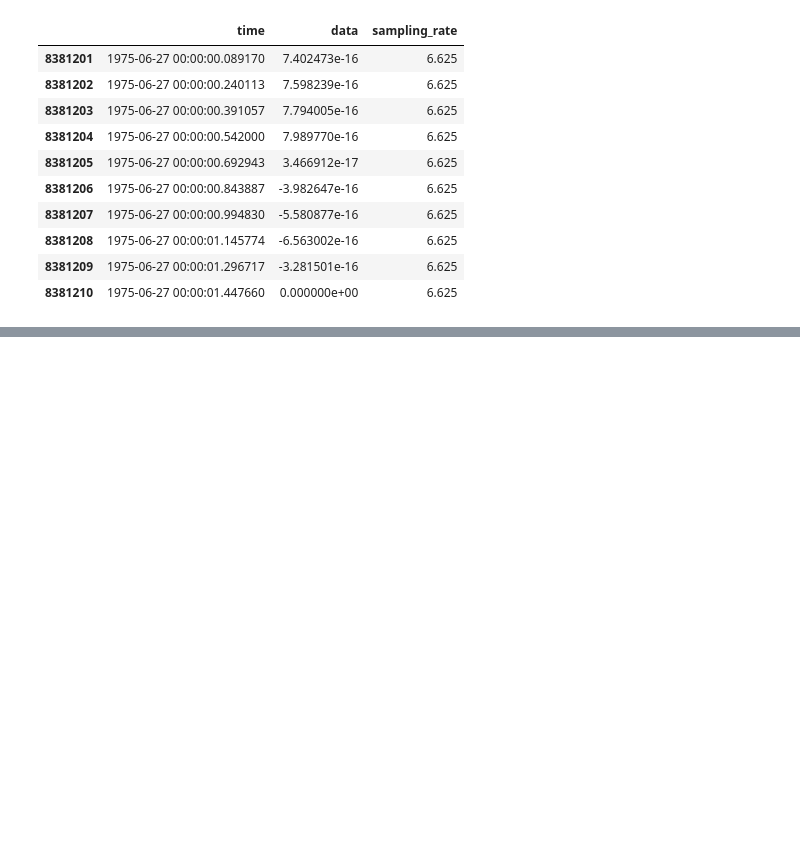
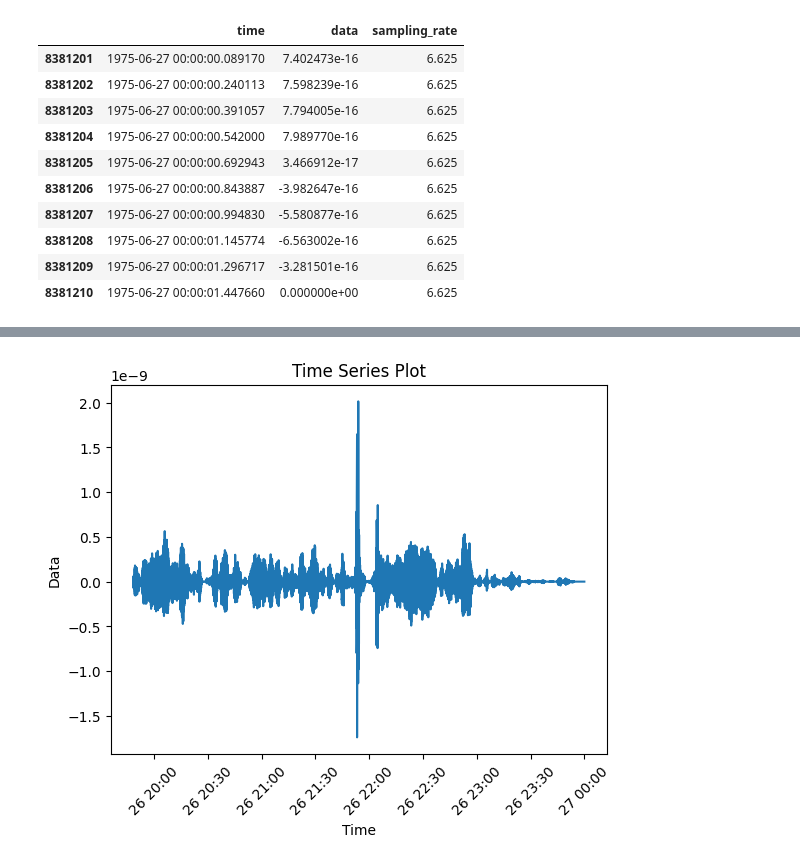
Before and after one commit to Cripry/NASA-SpaceApps, a Jupyter notebook: src/notebooks/lunar_data_preprocessing.ipynb, the cells around one changed output, grey strips where cells are left out. Drawn from its saved outputs; the diff is of its cells as text; code cells hidden in the pictures; blank space fills up the shorter version.

Commit message:
added new data

```diff
--- a/src/notebooks/lunar_data_preprocessing.ipynb
+++ b/src/notebooks/lunar_data_preprocessing.ipynb
@@ -101,3 +164,4 @@ def process_lunar_data_lazy(lunar_data_file_path, output_file):
 # %%
 path_to_data_folder = r'..\data\lunar\training\data'
-path_to_save_combined_csv = os.path.join(path_to_data_folder, "combined_data.parquet")
+path_to_save_combined_paquet = os.path.join(path_to_data_folder, "combined_data.parquet")
+path_to_save_combined_csv = os.path.join(path_to_data_folder, "combined_data.csv")
@@ -106,3 +170,6 @@ process_lunar_data_lazy(lunar_data_file_path, path_to_save_combined_csv)
+# %%
+process_lunar_data_pandas(lunar_data_file_path, path_to_save_combined_csv)
+df = pd.read_csv(path_to_save_combined_csv)
 # %%
 ddf = dd.read_parquet(path_to_save_combined_csv, engine='pyarrow')
 # %%
@@ -137,0 +284,29 @@ ddf.tail(10)
+# %%
+import matplotlib.pyplot as plt
+
+def plot_time_series(df, target_timestamp=None):
+  """
+  Plots a simple time series wi1th timestamps on the x-axis and data on the y-axis.
+  Optionally adds a vertical line at a target timestamp.
+
+  Args:
+    df (pandas.DataFrame): DataFrame with 'time' and 'data' columns.
+    target_timestamp (str or pd.Timestamp, optional): The timestamp to mark
+                                                      with a vertical line.
+                                                      Defaults to None.
+  """
+
+  plt.plot(df['time'], df['data'])
+  plt.xlabel('Time')
+  plt.ylabel('Data')
+  plt.title('Time Series Plot')
+  plt.xticks(rotation=45)  # Rotate x-axis labels for better readability
+
+  # Add target timestamp line if provided
+  if target_timestamp is not None:
+    if isinstance(target_timestamp, str):
+      target_timestamp = pd.Timestamp(target_timestamp)  # Convert to Timestamp if needed
+    plt.axvline(x=target_timestamp, color='red', linestyle='--', label='Target Time')
+    plt.legend()
+
+  plt.show()
@@ -137,0 +329,6 @@ ddf.tail(10)
+# %%
+plot_time_series(
+    reducing_rows_by_mean_average(ddf.tail(100000), 3, "data")
+    )
+# %% [output]
+[figure, added]
```
Also changed, not shown: parts of 35 cells of this notebook, 2 other files.
